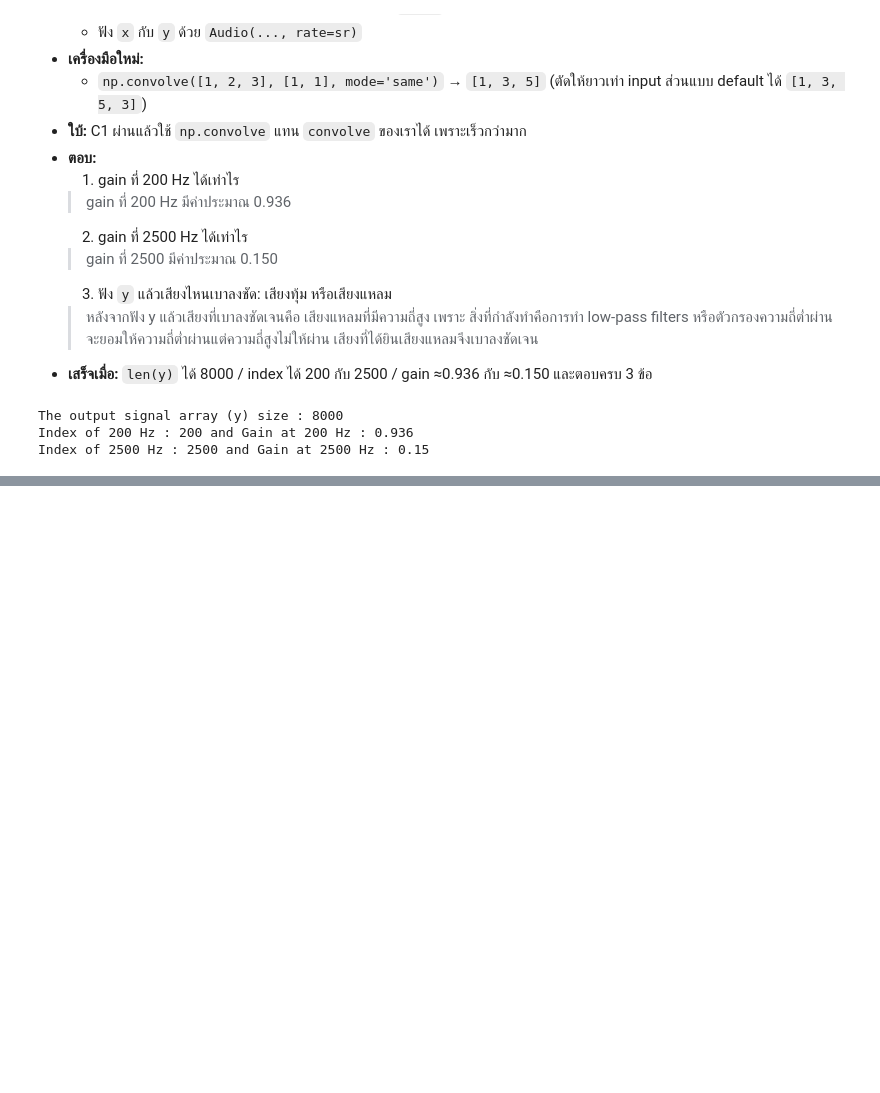
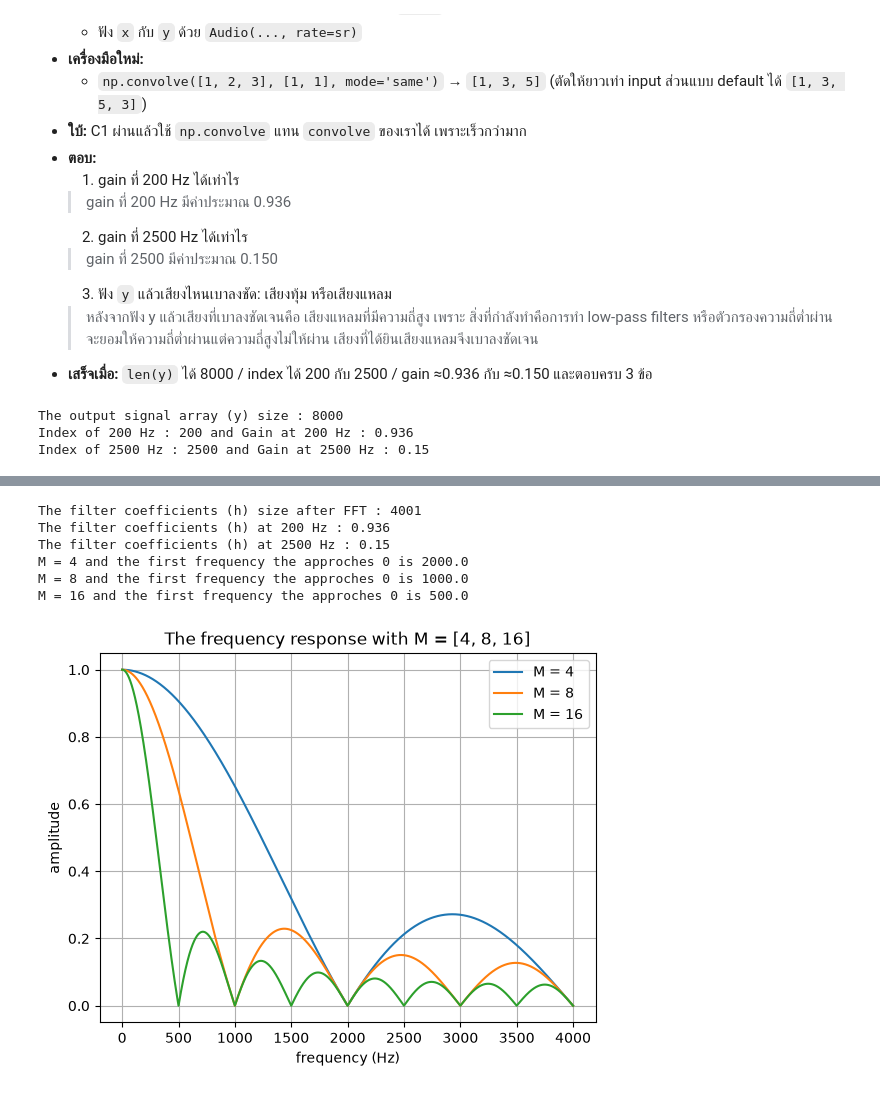
Before and after one commit to ohm-arthakorn/audio-based_music_recommendation, a Jupyter notebook: notebooks/07_Filters.ipynb, the cells around one changed output, grey strips where cells are left out. Drawn from its saved outputs; the diff is of its cells as text; code cells hidden in the pictures; blank space fills up the shorter version.

```diff
--- a/notebooks/07_Filters.ipynb
+++ b/notebooks/07_Filters.ipynb
@@ -109,0 +129,34 @@ Audio(y, rate=sr)
+# %%
+H = np.abs(np.fft.rfft(h, n=8000))
+freqs_h = np.fft.rfftfreq(8000, 1/sr)
+
+freqs_h_200 = np.argmin(np.abs(freqs_h - 200))
+freqs_h_2500 = np.argmin(np.abs(freqs_h - 2500))
+H_200 = H[freqs_h_200]
+H_2500 = H[freqs_h_2500]
+
+print(f"The filter coefficients (h) size after FFT : {len(H)}")
+print(f"The filter coefficients (h) at 200 Hz : {round(H_200,3)}")
+print(f"The filter coefficients (h) at 2500 Hz : {round(H_2500,3)}")
+
+fig, axes = plt.subplots()
+axes.set(xlabel="frequency (Hz)", ylabel="amplitude", title="The frequency response with M = [4, 8, 16]")
+axes.grid()
+
+for M in [4, 8, 16]:
+    h = np.ones(M)/M
+    H = np.abs(np.fft.rfft(h, n=8000))
+
+    n = np.argmax(H < 1e-6)
+    print(f"M = {M} and the first frequency the approches 0 is {freqs_h[n]}")
+
+    axes.plot(freqs_h, H, label=f"M = {M}")
+    axes.legend(loc="upper right")
+# %% [output]
+The filter coefficients (h) size after FFT : 4001
+The filter coefficients (h) at 200 Hz : 0.936
+The filter coefficients (h) at 2500 Hz : 0.15
+M = 4 and the first frequency the approches 0 is 2000.0
+M = 8 and the first frequency the approches 0 is 1000.0
+M = 16 and the first frequency the approches 0 is 500.0
+[figure, added]
```
Also changed, not shown: parts of 1 cell of this notebook, 1 other file.
